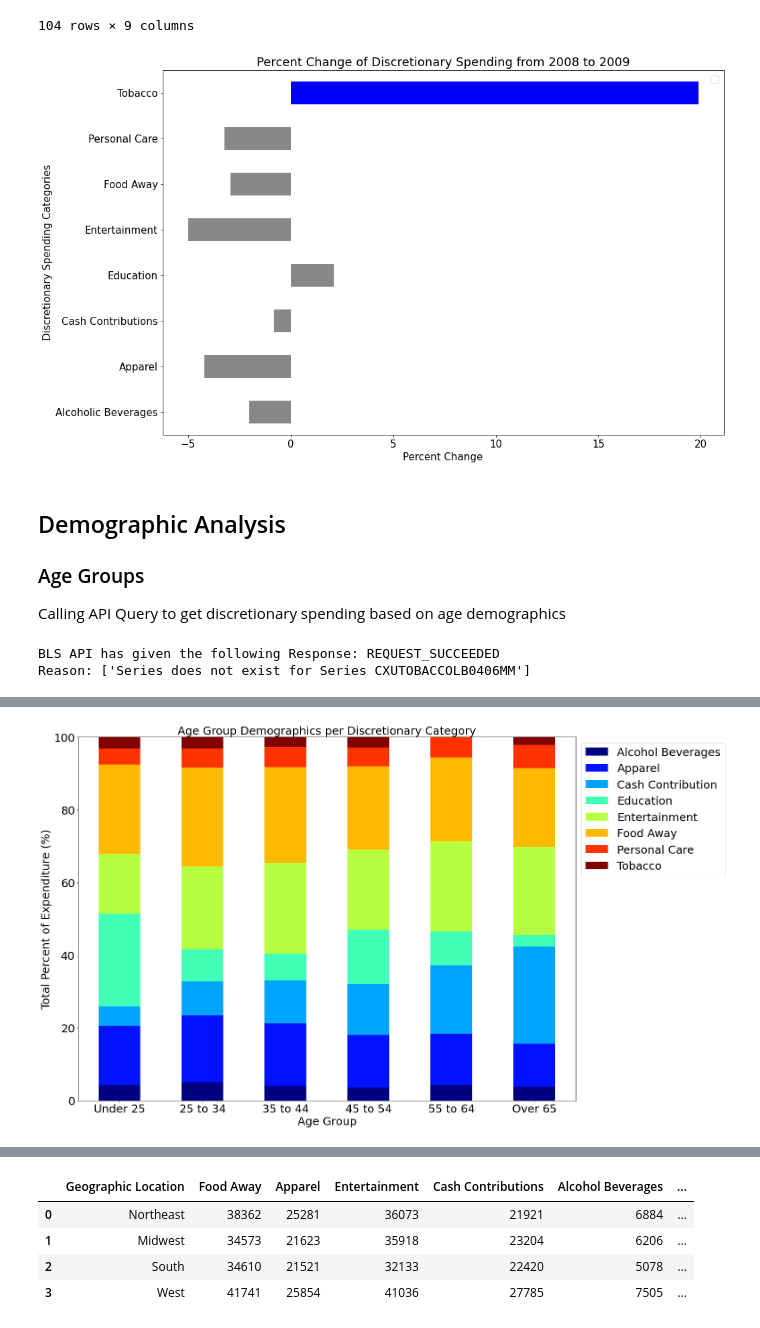
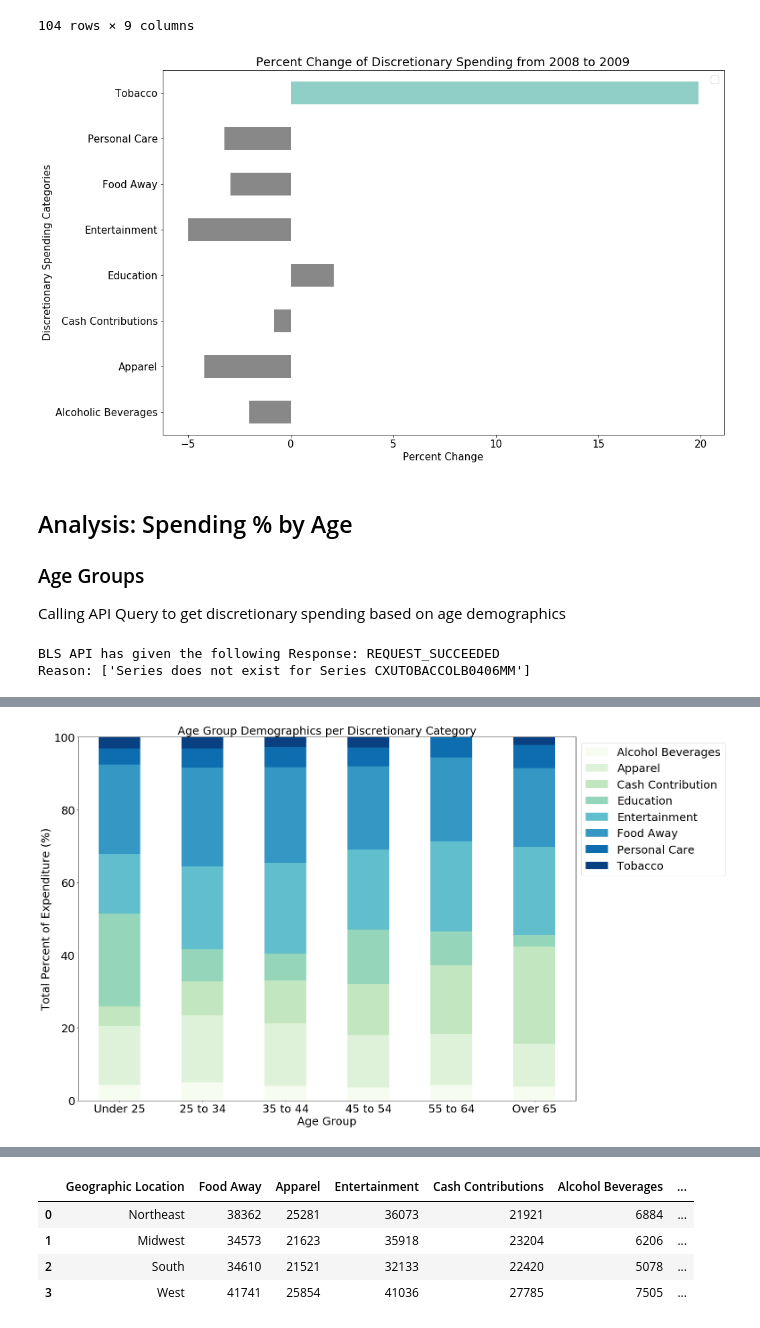
Before and after one commit to joshcoronel/discretionary-spending, a Jupyter notebook: Project_1_main.ipynb, the cells around one changed output, grey strips where cells are left out. Cells and saved outputs as stored; diff of their text form; code cells hidden in the pictures.

```diff
--- a/Project_1_main.ipynb
+++ b/Project_1_main.ipynb
@@ -229,7 +229,7 @@ df_discretionary
 percent_chg_2009 = df_discretionary.loc[df_discretionary.year == '2009'][['seriesID','percent_change']]
 
 dataFrame  = pd.DataFrame(data = percent_chg_2009)
-colors = ["#888888","#888888","#888888","#888888","#888888","#888888","#888888","blue"]
+colors = ["#888888","#888888","#888888","#888888","#888888","#888888","#888888","#8fcfc7"]
 dataFrame.plot.barh(x='seriesID',
                     y='percent_change',
                     title="Percent Change of Discretionary Spending from 2008 to 2009",
@@ -249,9 +249,9 @@ plt.ylabel('Discretionary Spending Categories')
 plt.legend('')
 plt.show(block=True)
 # %% [output]
-[figure, old version]
+[figure, new version]
 # %% [markdown]
-## Demographic Analysis
+## Analysis: Spending % by Age
 ### Age Groups
 Calling API Query to get discretionary spending based on age demographics
 # %%
@@ -369,22 +369,22 @@ age_df
 # %%
 # Create stacked bar chart
 
 # Compute the percentage
 age_df = age_df.div(age_df.sum(axis=1), axis=0) * 100
 
 # Plot a stacked barchart
 tocolor = (discretionary_labels)
-colors = plt.get_cmap("jet", len(tocolor)) #CHANGE THIS TO EDIT COLORS. SEE CMAP COLOR FORMATS, https://matplotlib.org/3.1.0/tutorials/colors/colormaps.html
+colors = plt.get_cmap("GnBu", len(tocolor)) #CHANGE THIS TO EDIT COLORS. SEE CMAP COLOR FORMATS, https://matplotlib.org/3.1.0/tutorials/colors/colormaps.html
 ax = age_df.plot.bar(stacked=True, figsize=(20,15), fontsize=25, colormap=colors)
 
 # Place the legend
 ax.legend(bbox_to_anchor=(1, 1), fontsize=25)
 plt.xticks(rotation=0)
 plt.ylim(0, 100) #CHANGE 100 TO 200000 FOR Y lABEL: VALUE ($)
 plt.title('Age Group Demographics per Discretionary Category', fontsize=25)
 plt.xlabel('Age Group', fontsize=25)
 plt.ylabel('Total Percent of Expenditure (%)', fontsize=25)
 plt.show()
 # %% [output]
-[figure, old version]
+[figure, new version]
 # %% [markdown]
```
Also changed, not shown: parts of 6 cells of this notebook.
